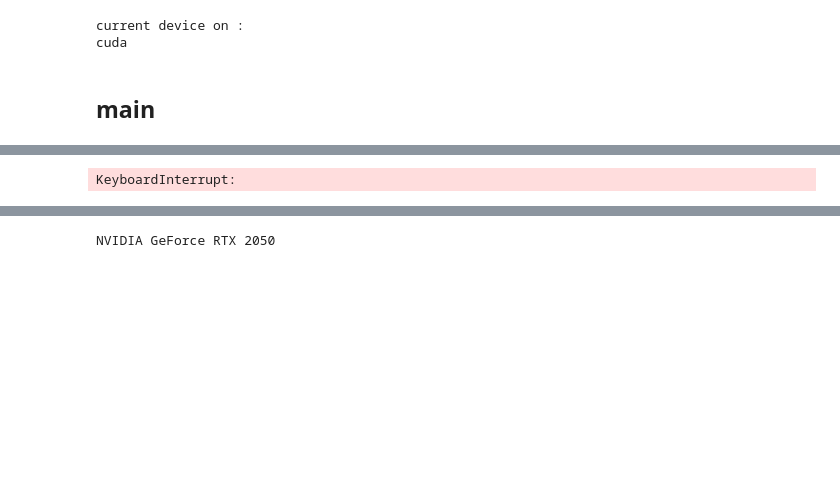
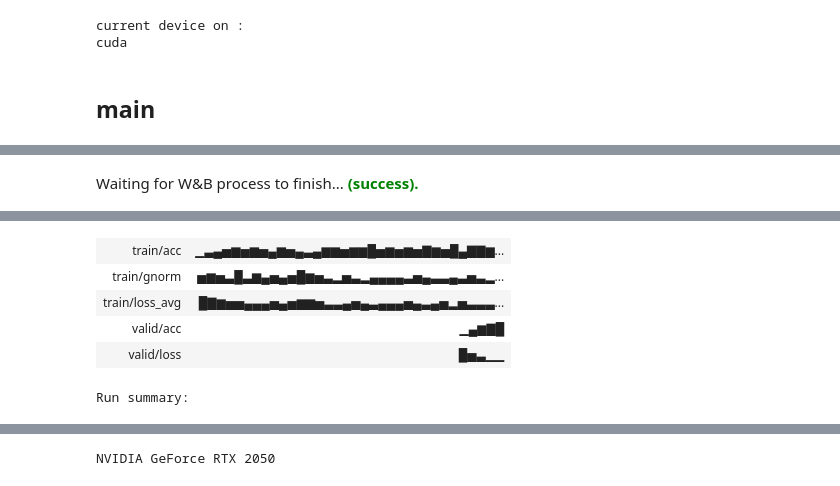
Before and after one commit to yanpengt06/SCIR-SC-get-started, a Jupyter notebook: final-proj/main.ipynb, the cells around one changed output, grey strips where cells are left out. Saved outputs shown, nothing was run; the diff lists cells and outputs as text; code cells hidden in the pictures; blank space fills up the shorter version.

Commit message:
add TextCNN implementation and README.md

```diff
--- a/final-proj/main.ipynb
+++ b/final-proj/main.ipynb
@@ -42,22 +39,23 @@ True
 from argparse import Namespace
 
 config = Namespace(
-    lr = 0.001,
-    epoch = 5,
+    lr = 0.0005,
+    epoch = 10,
     word_emb_dim = 300,
-    hidden_dim = 256,
-    batch_size = 64
+    batch_size = 128,
+    kernel_num =  100*3,
+    kernel_size = (3,4,5)
 )
 
 from tqdm import tqdm
 from torch.utils.data import DataLoader
-from models import LSTM
+from models import LSTM, TextCNN
 from datasets import ReviewDataset
 import torch.nn as nn
 from torch import optim
 import torch
 import torch.backends.cudnn as cudnn
-from tutils import valid_and_save
+from tutils import valid_and_save, train_one_epoch
 
 cudnn.benchmark = True
 device = torch.device("cuda" if torch.cuda.is_available() else "cpu")
@@ -73,77 +71,38 @@ cuda
 
 
 train_set = ReviewDataset(train_sents, train_labels, word_map, 200)
-train_loader = DataLoader(train_set, batch_size=64, shuffle=True, pin_memory=True)
-valid_dataloader = DataLoader(ReviewDataset(valid_sents, valid_labels, word_map, 200), batch_size=64, shuffle=False, pin_memory=True)
+train_loader = DataLoader(train_set, batch_size=128, shuffle=True, pin_memory=True)
+valid_dataloader = DataLoader(ReviewDataset(valid_sents, valid_labels, word_map, 200), batch_size=128, shuffle=False, pin_memory=True)
 
-model = LSTM(300, 4, len(word_map), 256)
+# model = LSTM(300, 4, len(word_map), 256)
+# switch to TextCNN
+model = TextCNN(100, 300, 0.5, 4, len(word_map), 0)
 model.train()
 
 
 loss_fn = nn.CrossEntropyLoss()
 optimizer = optim.Adam(
     params=filter(lambda p: p.requires_grad, model.parameters()),
-    lr=0.001
+    lr=0.0005
 )
-epoch_num = 5
+epoch_num = 10
 ckpt_path = "./ckpt"
 
 
 model = model.to(device)
 loss_fn = loss_fn.to(device)
 
-use_wandb = False
+use_wandb = True
 # log setting
 if use_wandb:
     import wandb
     proj = "fine-grained-SA"
-    wandb.init(project=proj, config=config)
+    wandb.init(project=proj, config=config, name="TextCNN-forth-run")
 
 
 
 for epoch in range(epoch_num):
-    for i, batch in tqdm(enumerate(train_loader)):
-        sents, labels, len_per_sent = batch
-        sents = sents.to(device)
-        labels = labels.squeeze(-1).to(device)   # B
-        # print("labels:")
-        # print(labels)
-        logits = model(sents, len_per_sent.squeeze(-1).to(device))
-        # print("logits:")
-        # print(logits)
-        loss = loss_fn(logits, labels)
-        # print("loss")
-        # print(loss)
-        optimizer.zero_grad()
-        loss.backward()
-        # grad norm clipping prevents gradient exploding
-        gnorm = nn.utils.clip_grad_norm_(model.parameters(), 1.0)
-
-
-        optimizer.step()
-
-        # calculate the accuracy
-        pred_labels = torch.max(logits, dim=1)[1]
-        # print(pred_labels)
-        acc = torch.eq(pred_labels, labels).sum().item() / labels.shape[0]
-
-        # print log per 1000steps
-        if i % 1000 == 0:
-            print(
-                'Epoch: [{0}][{1}/{2}]\t'
-                'Loss_avg: {loss:.4f}\t'
-                'Accuracy {acc:.3f} '.format(
-                    epoch, i, len(train_loader),
-                    loss = loss,
-                    acc = acc
-                )
-            )
-        if use_wandb:
-            wandb.log({
-                        "train/loss_avg":loss,
-                        "train/acc": acc,
-                        "train/gnorm": gnorm.item()
-                       })
+    train_one_epoch(train_loader, device, model, loss_fn, optimizer, epoch, use_wandb)
     # 一个epoch，在valid上做验证
     total_avg_loss, total_correct = valid_and_save(valid_dataloader, device, model, loss_fn, epoch, ckpt_path)
     print("Loaded one epoch. Validate finished.")
@@ -158,0 +119 @@ for epoch in range(epoch_num):
+Waiting for W&B process to finish... (success).
@@ -160 +121,6 @@ Epoch: [0][0/1641]      Loss_avg: 1.3963        Accuracy 0.219
+| train/acc | ▁▃▄▅▆▅▆▅▄▆▅▄▃▄▆▆▅▆▆█▅▆▅▆▅▇▆▅█▄▇▇▆... |
+| train/gnorm | ▅▆▅▃█▃▆▄▅▄▅█▆▅▃▂▅▃▂▄▄▄▄▃▅▄▃▃▄▃▅▃▂... |
+| train/loss_avg | █▇▆▅▅▄▄▄▅▄▅▆▆▅▃▃▄▅▄▃▄▄▄▅▄▃▄▅▂▅▃▃▃... |
+| valid/acc | ▁▄▆▇█ |
+| valid/loss | █▅▃▁▁ |
-KeyboardInterrupt:
+Run summary:
```
Also changed, not shown: parts of 5 cells of this notebook, 4 other files.
